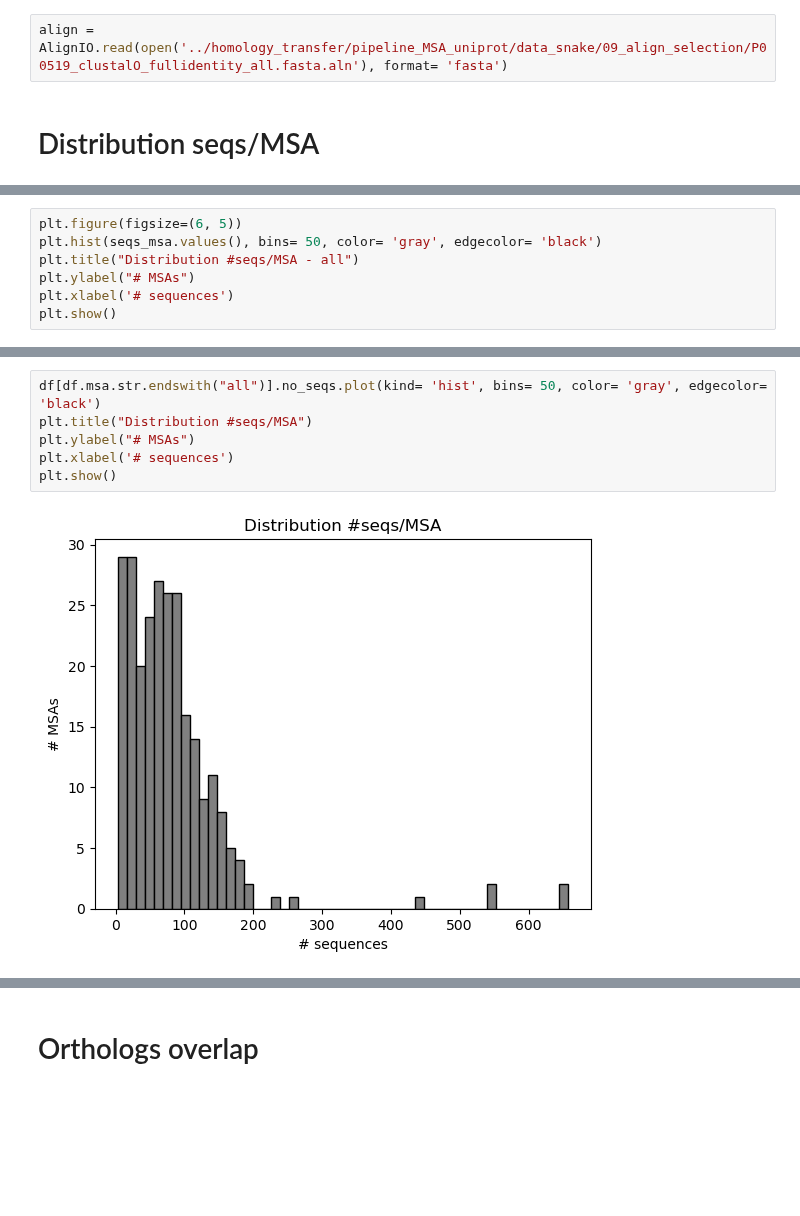
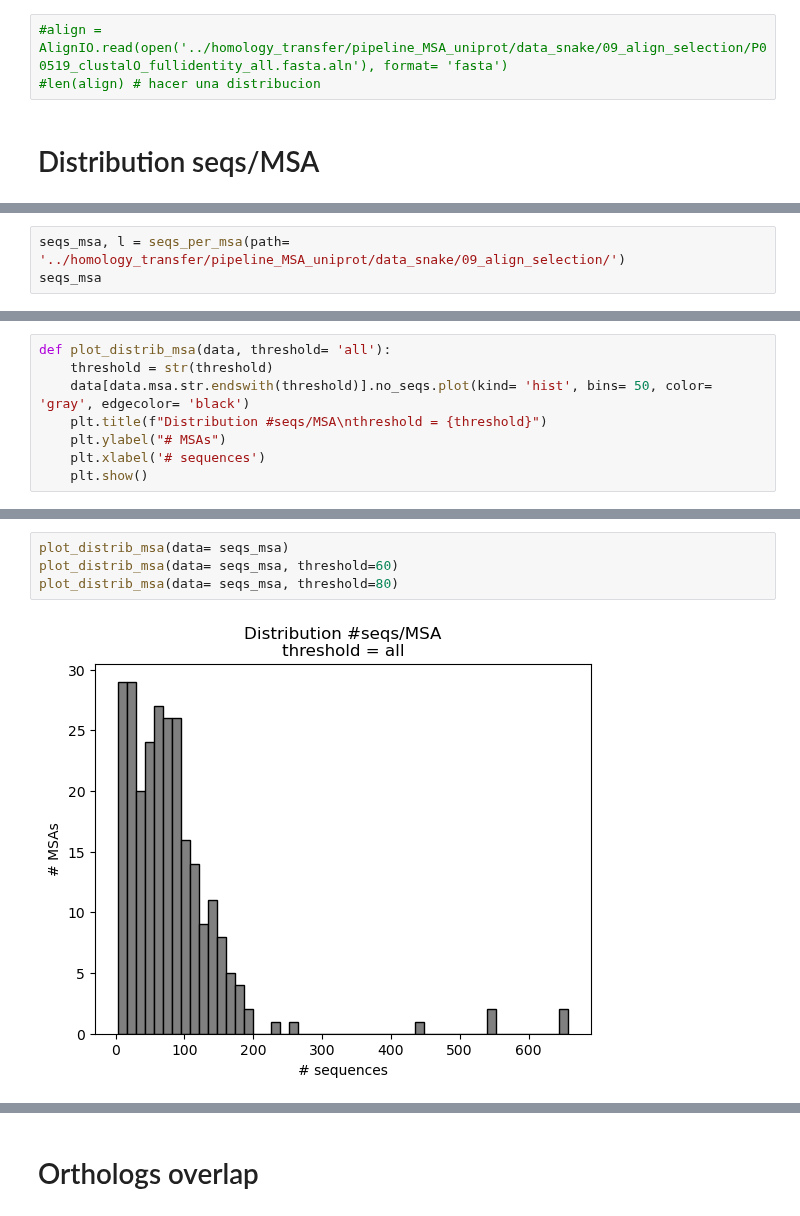
Before and after one commit to alvaro-2/cis-reg, a Jupyter notebook: scripts/orthologs.ipynb, the cells around one changed output, grey strips where cells are left out. Saved outputs shown, nothing was run; the diff lists cells and outputs as text; blank space fills up the shorter version.

```diff
--- a/scripts/orthologs.ipynb
+++ b/scripts/orthologs.ipynb
@@ -9,6 +9,7 @@ kinases.columns = kinases.columns.str.lower()
 # %%
 path = '../homology_transfer/pipeline_MSA_uniprot/data_snake/09_align_selection/'
 # %%
-align = AlignIO.read(open('../homology_transfer/pipeline_MSA_uniprot/data_snake/09_align_selection/P00519_clustalO_fullidentity_all.fasta.aln'), format= 'fasta')
+#align = AlignIO.read(open('../homology_transfer/pipeline_MSA_uniprot/data_snake/09_align_selection/P00519_clustalO_fullidentity_all.fasta.aln'), format= 'fasta')
+#len(align) # hacer una distribucion
 # %% [markdown]
 # Distribution seqs/MSA
@@ -49,0 +52,3 @@ i
+# %%
+seqs_msa, l = seqs_per_msa(path= '../homology_transfer/pipeline_MSA_uniprot/data_snake/09_align_selection/')
+seqs_msa
@@ -50,7 +74,8 @@ i
 # %%
-plt.figure(figsize=(6, 5))
-plt.hist(seqs_msa.values(), bins= 50, color= 'gray', edgecolor= 'black')
-plt.title("Distribution #seqs/MSA - all")
-plt.ylabel("# MSAs")
-plt.xlabel('# sequences')
-plt.show()
+def plot_distrib_msa(data, threshold= 'all'):
+    threshold = str(threshold)
+    data[data.msa.str.endswith(threshold)].no_seqs.plot(kind= 'hist', bins= 50, color= 'gray', edgecolor= 'black')
+    plt.title(f"Distribution #seqs/MSA\nthreshold = {threshold}")
+    plt.ylabel("# MSAs")
+    plt.xlabel('# sequences')
+    plt.show()
@@ -65,8 +82,6 @@ df.boxplot()
-# %%
-df[df.msa.str.endswith("all")].no_seqs.plot(kind= 'hist', bins= 50, color= 'gray', edgecolor= 'black')
-plt.title("Distribution #seqs/MSA")
-plt.ylabel("# MSAs")
-plt.xlabel('# sequences')
-plt.show()
-# %% [output]
-[figure, removed]
+# %%
+plot_distrib_msa(data= seqs_msa)
+plot_distrib_msa(data= seqs_msa, threshold=60)
+plot_distrib_msa(data= seqs_msa, threshold=80)
+# %% [output]
+[figure, added]
```
Also changed, not shown: parts of 23 cells of this notebook.
